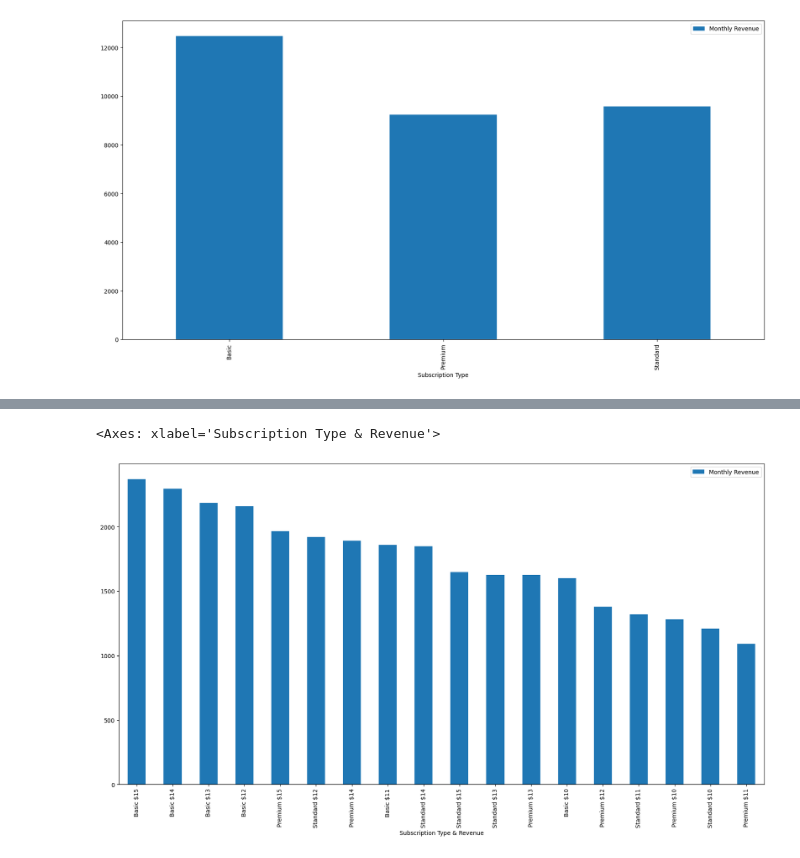
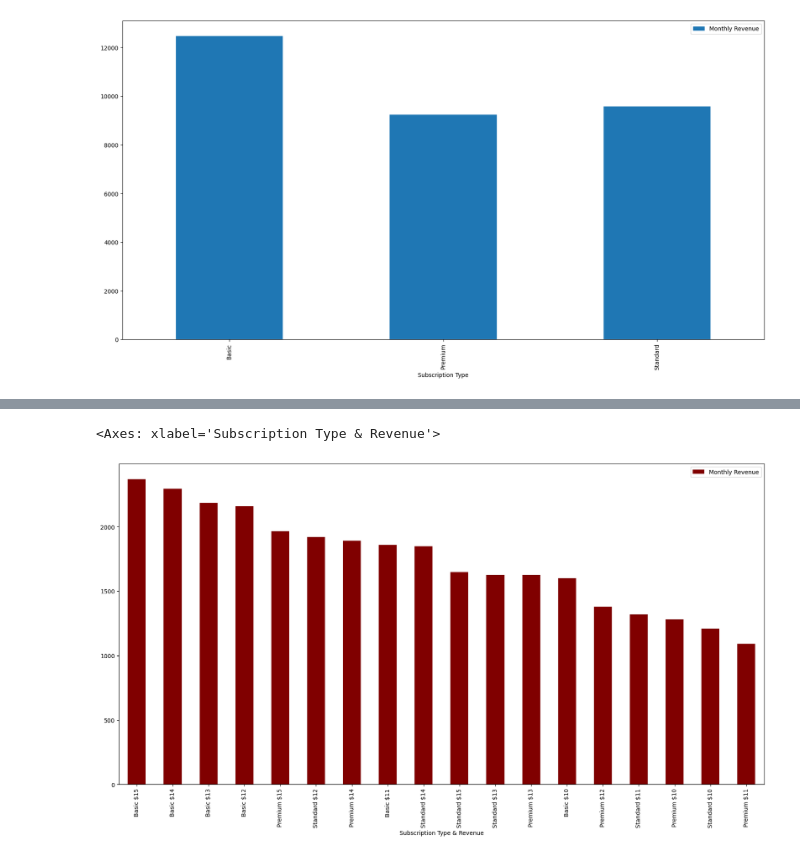
Before and after one commit to wbb-67/Netflix-TV-Shows-Movies, a Jupyter notebook: netflix-userbase-data-insights.ipynb, the cells around one changed output, grey strips where cells are left out. Drawn from its saved outputs; the diff is of its cells as text; code cells hidden in the pictures.

```diff
--- a/netflix-userbase-data-insights.ipynb
+++ b/netflix-userbase-data-insights.ipynb
@@ -87,7 +87,7 @@ plot_monthly_revenue = subs_revenue.plot.bar(x='Subscription Type', y='Monthly R
 subs_monthly_revenue = df
 subs_monthly_revenue["Subscription Type & Revenue"] = subs_monthly_revenue["Subscription Type"]+" $"+subs_monthly_revenue["Monthly Revenue"].astype(str)
 subs_monthly_revenue = subs_monthly_revenue.groupby(['Subscription Type & Revenue']).sum().reset_index()
-subs_monthly_revenue['Monthly Revenue'] = "$"+subs_monthly_revenue['Monthly Revenue'].astype(str)
+#subs_monthly_revenue['Monthly Revenue'] = "$"+subs_monthly_revenue['Monthly Revenue'].astype(str)
 subs_monthly_revenue.sort_values("Monthly Revenue",ascending=True)[['Subscription Type & Revenue','Monthly Revenue']].plot.bar
 subs_monthly_revenue.head()
 # %% [output]
@@ -100,5 +100,5 @@ subs_monthly_revenue.head()
 # %%
-subs_monthly_revenue.sort_values("Monthly Revenue",ascending=False).plot.bar(x='Subscription Type & Revenue', y='Monthly Revenue', figsize=(20, 10), rot=90)
+subs_monthly_revenue.sort_values("Monthly Revenue",ascending=False).plot.bar(x='Subscription Type & Revenue', y='Monthly Revenue', color ='maroon', figsize=(20, 10), rot=90)
 # %% [output]
 <Axes: xlabel='Subscription Type & Revenue'>
-[figure, old version]
+[figure, new version]
```
Also changed, not shown: parts of 1 cell of this notebook.
